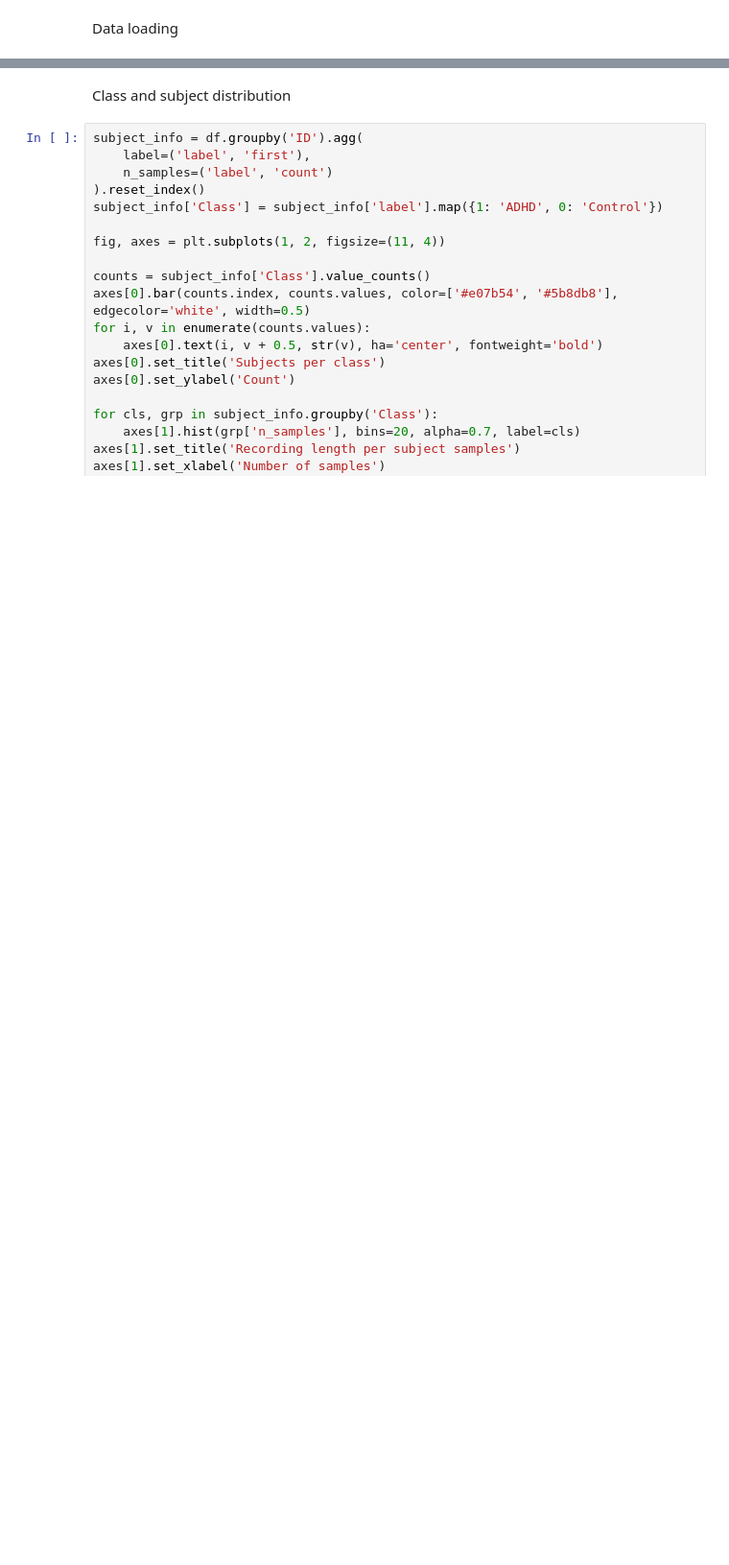
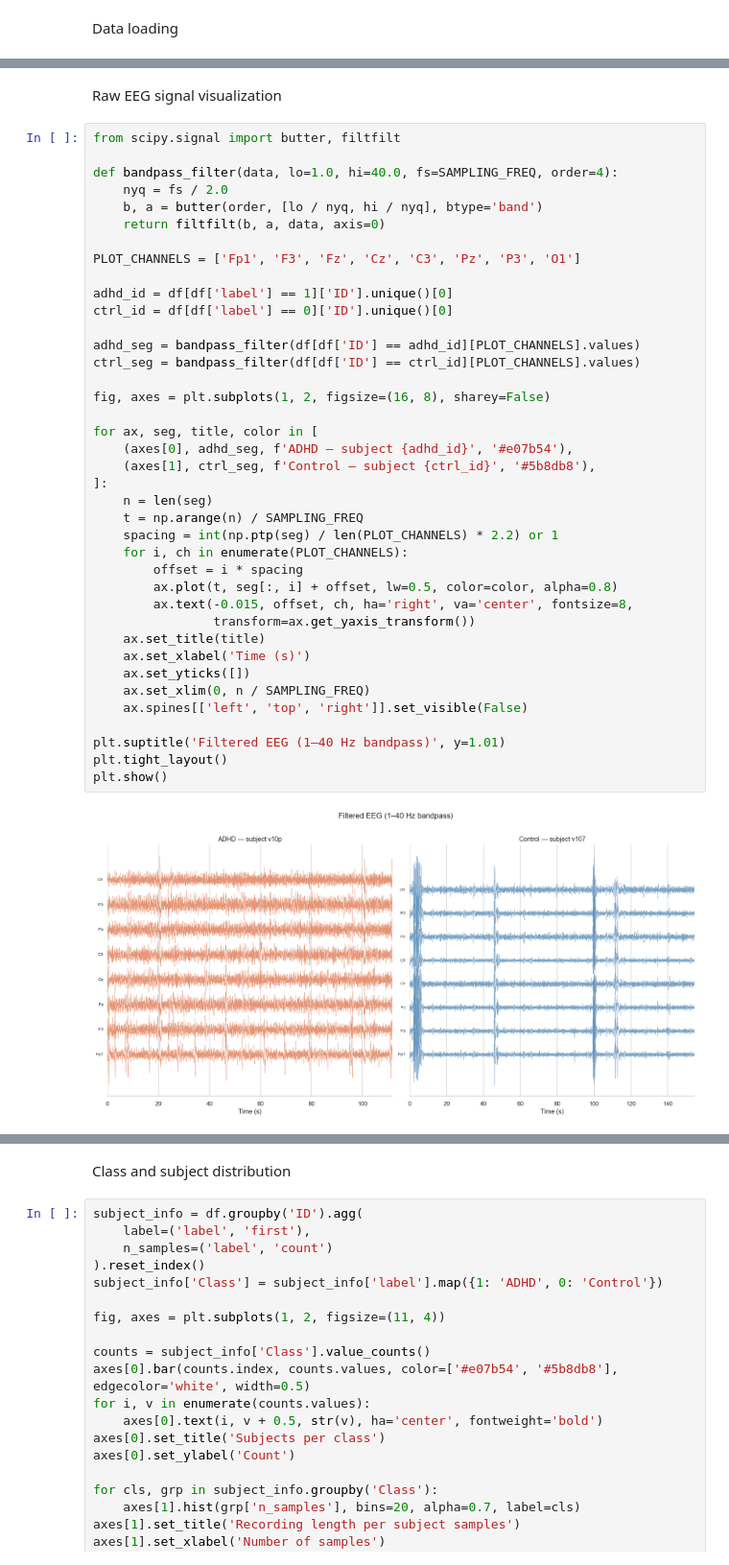
Before and after one commit to wsparcie/ai-neuron-rekrutacja-2026, a Jupyter notebook: notebooks/eda.ipynb, the cells around one changed output, grey strips where cells are left out. Shown at 96% size. Saved outputs shown, nothing was run; the diff lists cells and outputs as text; blank space fills up the shorter version.

```diff
--- a/notebooks/eda.ipynb
+++ b/notebooks/eda.ipynb
@@ -31,3 +31,46 @@ shape: (2166383, 22)
 | 1 | 121.0 | 191.0 | -94.0 | 85.0 | 16.0 | 200.0 | 126.0 | 52.0 | 347.0 | 273.0 | ... | ... |
 | 2 | -55.0 | 85.0 | -204.0 | 15.0 | -57.0 | 200.0 | 52.0 | 126.0 | 236.0 | 200.0 | ... | ... |
 3 rows × 22 columns
+# %% [markdown]
+Raw EEG signal visualization
+# %%
+from scipy.signal import butter, filtfilt
+
+def bandpass_filter(data, lo=1.0, hi=40.0, fs=SAMPLING_FREQ, order=4):
+    nyq = fs / 2.0
+    b, a = butter(order, [lo / nyq, hi / nyq], btype='band')
+    return filtfilt(b, a, data, axis=0)
+
+PLOT_CHANNELS = ['Fp1', 'F3', 'Fz', 'Cz', 'C3', 'Pz', 'P3', 'O1']
+
+adhd_id = df[df['label'] == 1]['ID'].unique()[0]
+ctrl_id = df[df['label'] == 0]['ID'].unique()[0]
+
+adhd_seg = bandpass_filter(df[df['ID'] == adhd_id][PLOT_CHANNELS].values)
+ctrl_seg = bandpass_filter(df[df['ID'] == ctrl_id][PLOT_CHANNELS].values)
+
+fig, axes = plt.subplots(1, 2, figsize=(16, 8), sharey=False)
+
+for ax, seg, title, color in [
+    (axes[0], adhd_seg, f'ADHD — subject {adhd_id}', '#e07b54'),
+    (axes[1], ctrl_seg, f'Control — subject {ctrl_id}', '#5b8db8'),
+]:
+    n = len(seg)
+    t = np.arange(n) / SAMPLING_FREQ
+    spacing = int(np.ptp(seg) / len(PLOT_CHANNELS) * 2.2) or 1
+    for i, ch in enumerate(PLOT_CHANNELS):
+        offset = i * spacing
+        ax.plot(t, seg[:, i] + offset, lw=0.5, color=color, alpha=0.8)
+        ax.text(-0.015, offset, ch, ha='right', va='center', fontsize=8,
+                transform=ax.get_yaxis_transform())
+    ax.set_title(title)
+    ax.set_xlabel('Time (s)')
+    ax.set_yticks([])
+    ax.set_xlim(0, n / SAMPLING_FREQ)
+    ax.spines[['left', 'top', 'right']].set_visible(False)
+
+plt.suptitle('Filtered EEG (1–40 Hz bandpass)', y=1.01)
+plt.tight_layout()
+plt.show()
+# %% [output]
+[figure, added]
```
Also changed, not shown: parts of 15 cells of this notebook, 10 other files.
